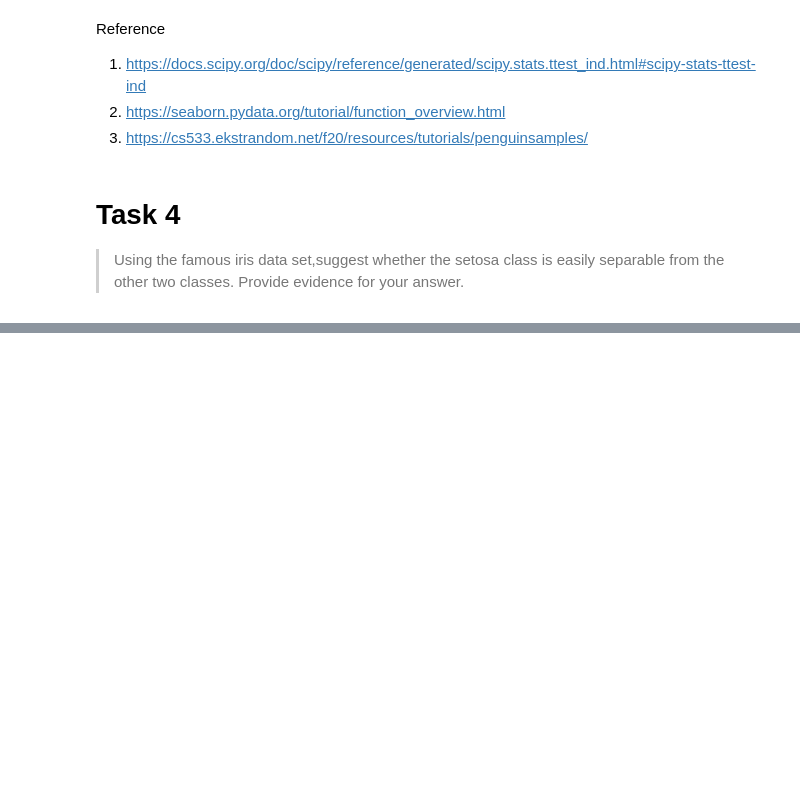
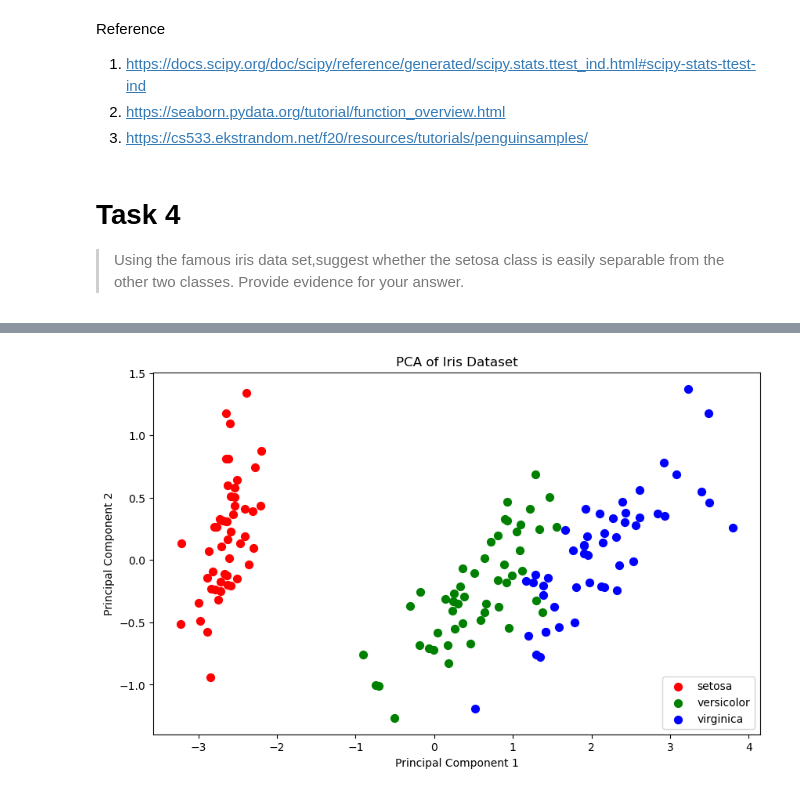
Before and after one commit to mcgarrya28/machinelearning, a Jupyter notebook: tasks.ipynb, the cells around one changed output, grey strips where cells are left out. Cells and saved outputs as stored; diff of their text form; code cells hidden in the pictures; blank space fills up the shorter version.

```diff
--- a/tasks.ipynb
+++ b/tasks.ipynb
@@ -185,0 +234,23 @@ print(classification_rep)
+# %%
+pca = PCA(n_components=2)
+X_pca = pca.fit_transform(X)
+# %%
+df_pca = pd.DataFrame(data=X_pca, columns=['Principal Component 1', 'Principal Component 2'])
+df_pca['Target'] = y
+# %%
+plt.figure(figsize=(10, 6))
+targets = [0, 1, 2]
+colors = ['r', 'g', 'b']
+for target, color in zip(targets, colors):
+    indices_to_keep = df_pca['Target'] == target
+    plt.scatter(df_pca.loc[indices_to_keep, 'Principal Component 1'],
+                df_pca.loc[indices_to_keep, 'Principal Component 2'],
+                c=color,
+                s=50)
+plt.xlabel('Principal Component 1')
+plt.ylabel('Principal Component 2')
+plt.title('PCA of Iris Dataset')
+plt.legend(iris.target_names)
+plt.show()
+# %% [output]
+[figure, added]
```
Also changed, not shown: parts of 8 cells of this notebook, 1 other file.
